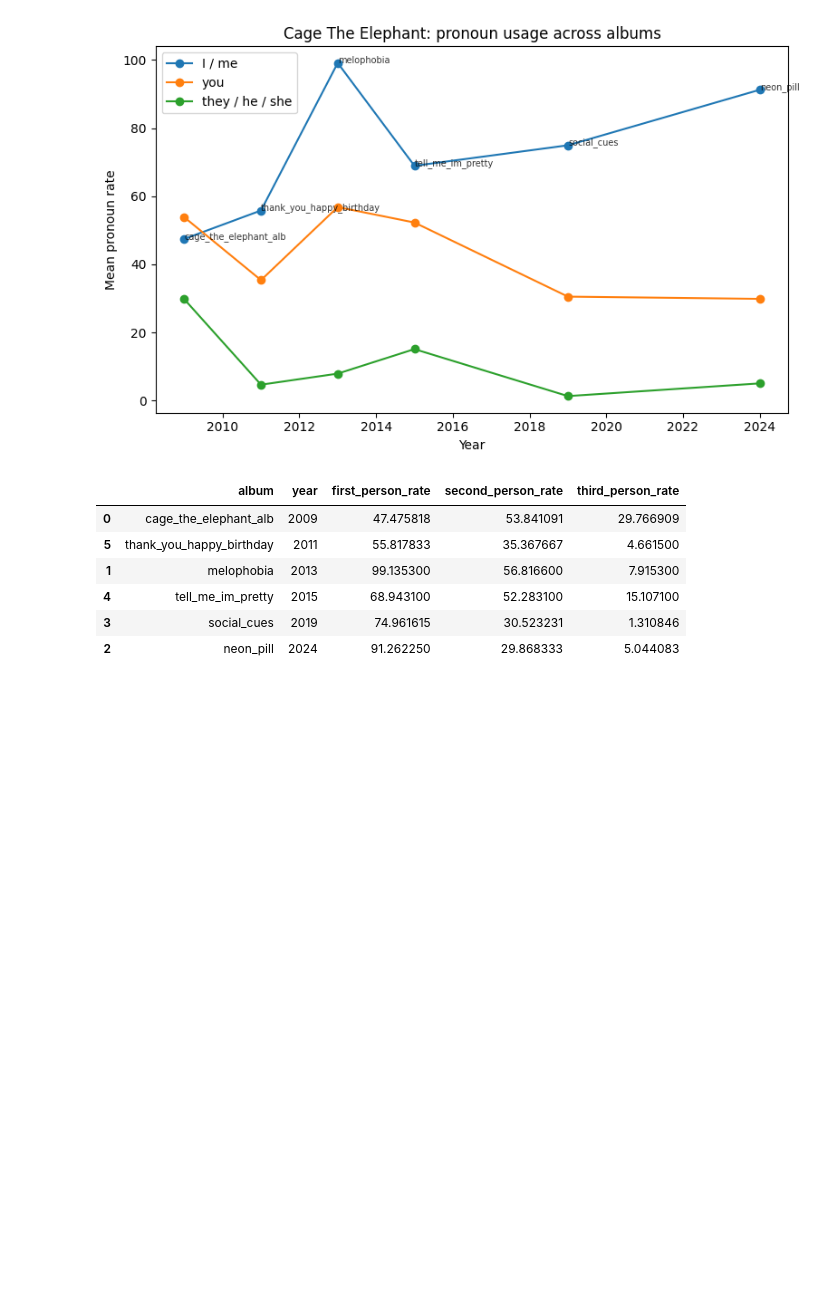
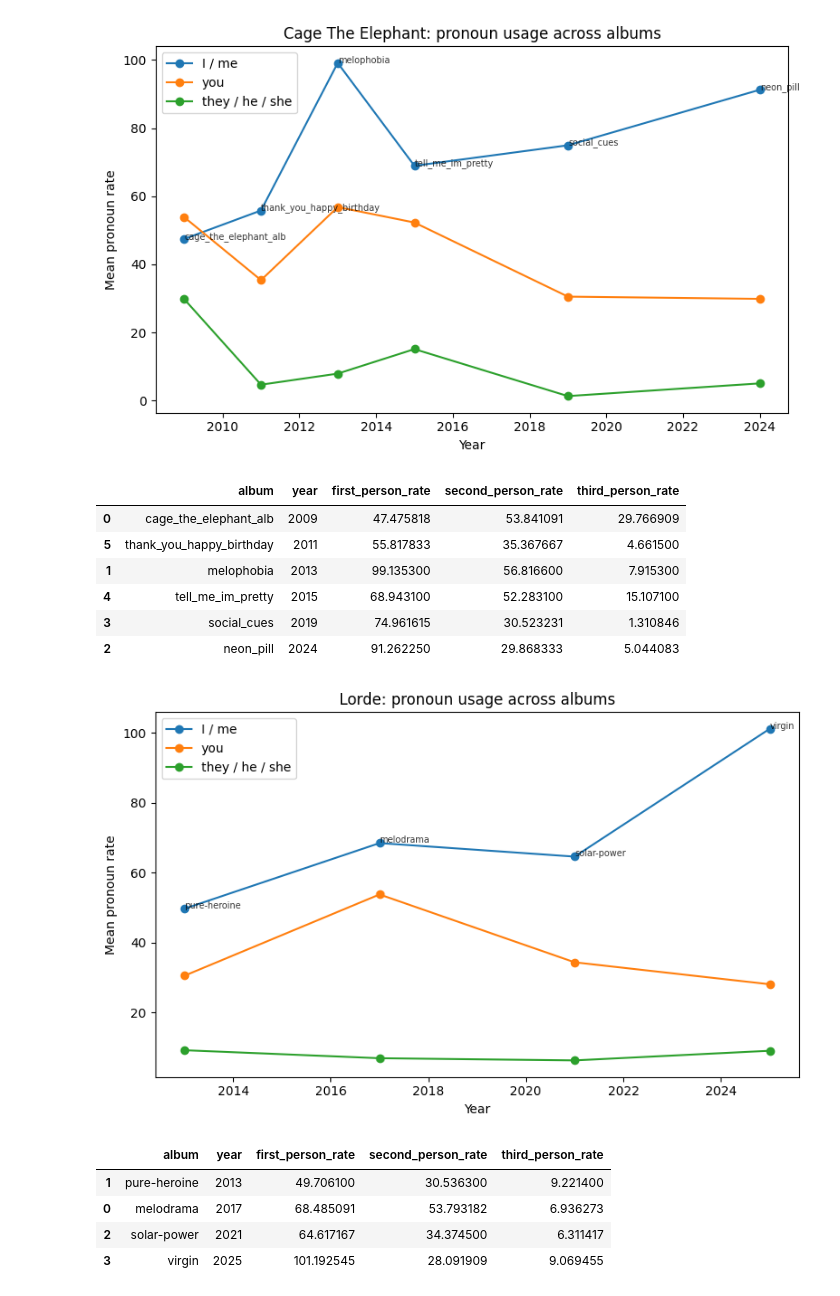
Before and after one commit to mahlidol/music_analysis, a Jupyter notebook: CMOR-438/notebooks/02_structure_surprise.ipynb, the cells around one changed output. Saved outputs shown, nothing was run; the diff lists cells and outputs as text; code cells hidden in the pictures; blank space fills up the shorter version.

```diff
--- a/CMOR-438/notebooks/02_structure_surprise.ipynb
+++ b/CMOR-438/notebooks/02_structure_surprise.ipynb
@@ -1141,34 +1142,41 @@ def plot_lorde_pronouns_over_time(df):
     lorde["year"] = pd.to_numeric(lorde["year"], errors="coerce")
     lorde = lorde.dropna(subset=["year"])
 
     album_means = (
         lorde.groupby(["album", "year"])[
             ["first_person_rate", "second_person_rate", "third_person_rate"]
         ]
         .mean()
         .reset_index()
         .sort_values(["year", "album"])
     )
 
     plt.figure(figsize=(8, 5))
 
     plt.plot(album_means["year"], album_means["first_person_rate"], marker="o", label="I / me")
     plt.plot(album_means["year"], album_means["second_person_rate"], marker="o", label="you")
     plt.plot(album_means["year"], album_means["third_person_rate"], marker="o", label="they / he / she")
 
     for _, r in album_means.iterrows():
         plt.text(r["year"], r["first_person_rate"], r["album"], fontsize=7, alpha=0.8)
 
     plt.xlabel("Year")
     plt.ylabel("Mean pronoun rate")
     plt.title("Lorde: pronoun usage across albums")
     plt.legend()
     plt.tight_layout()
     plt.show()
 
     return album_means
 
-plot_cage_the_elephant_pronouns_over_time(df)
+plot_lorde_pronouns_over_time(df)
+# %% [output]
+[figure, added]
+|  | album | year | first_person_rate | second_person_rate | third_person_rate |
+| 1 | pure-heroine | 2013 | 49.706100 | 30.536300 | 9.221400 |
+| 0 | melodrama | 2017 | 68.485091 | 53.793182 | 6.936273 |
+| 2 | solar-power | 2021 | 64.617167 | 34.374500 | 6.311417 |
+| 3 | virgin | 2025 | 101.192545 | 28.091909 | 9.069455 |
 # %%
 def plot_lana_pronoun_balance(df):
     lana = (
```
Also changed, not shown: parts of 6 cells of this notebook.
